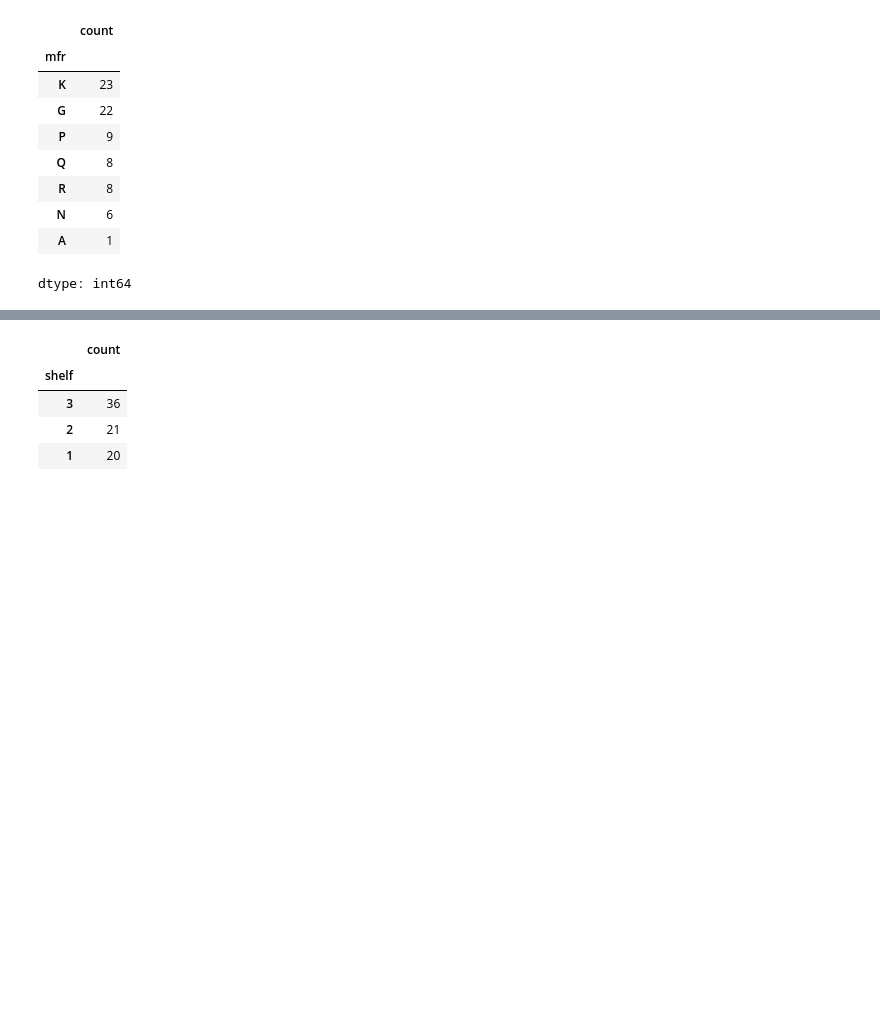
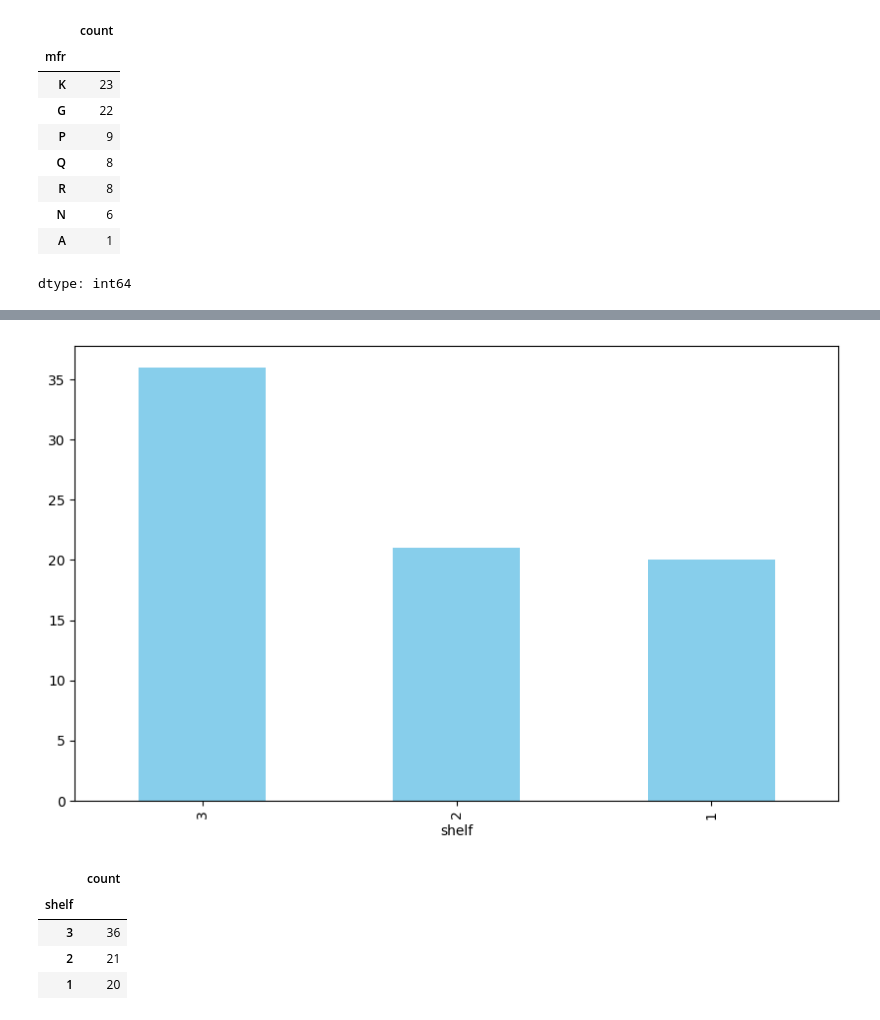
Before and after one commit to CarlosRochaCx/MNA, a Jupyter notebook: Actividad7PCA.ipynb, the cells around one changed output, grey strips where cells are left out. Drawn from its saved outputs; the diff is of its cells as text; code cells hidden in the pictures; blank space fills up the shorter version.

```diff
--- a/Actividad7PCA.ipynb
+++ b/Actividad7PCA.ipynb
@@ -115,3 +125,8 @@ cereals_df['mfr'].value_counts()
 | N | 6 |
 | A | 1 |
 dtype: int64
+# %%
+plt.figure(figsize=(10, 6))
+cereals_df['shelf'].value_counts().plot(kind='bar', color='skyblue')
+plt
+# %% [output]
@@ -118,3 +134,4 @@ dtype: int64
+[figure, added]
 # %%
 cereals_df['shelf'].value_counts()
 # %% [output]
```
Also changed, not shown: parts of 3 cells of this notebook.
